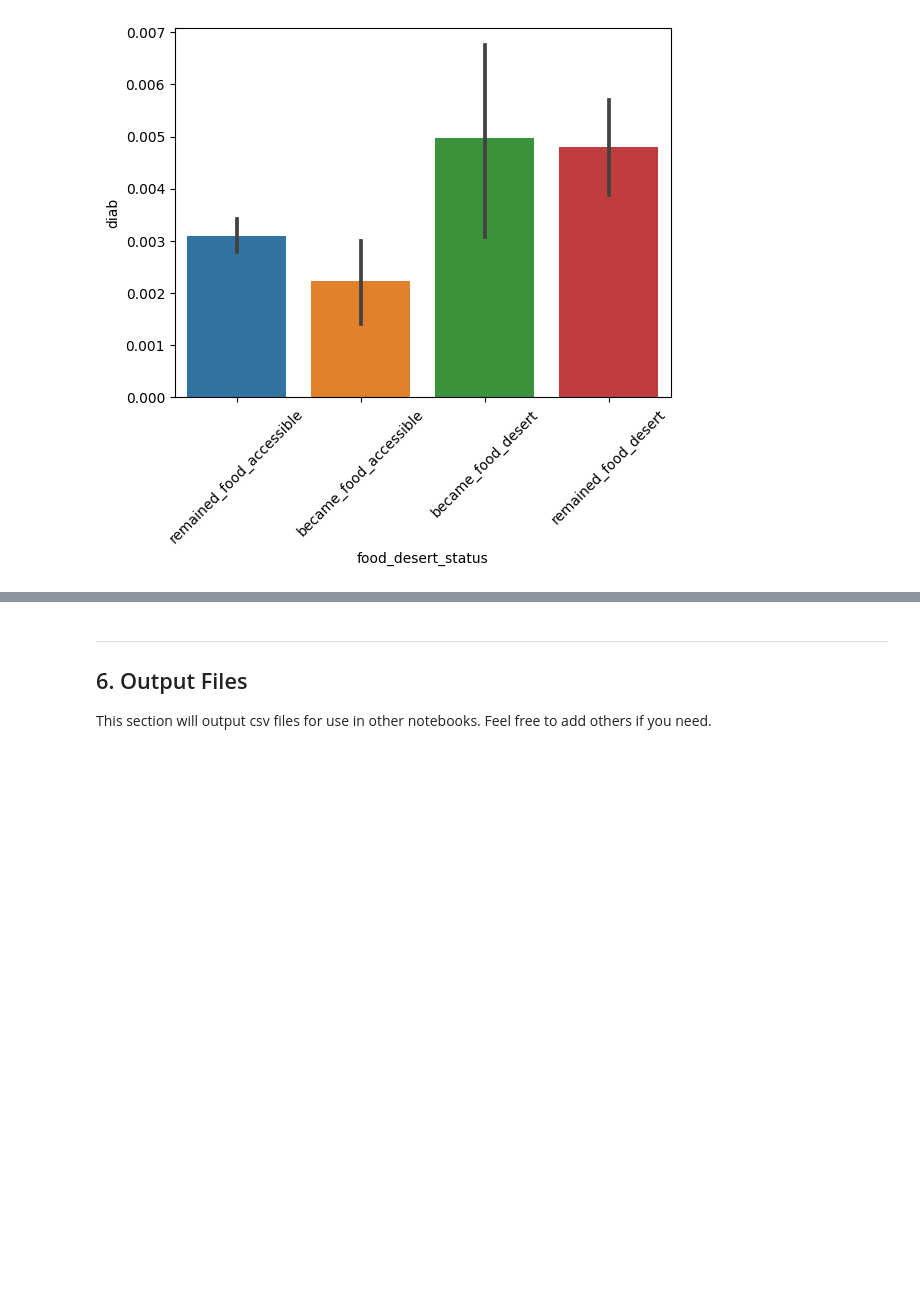
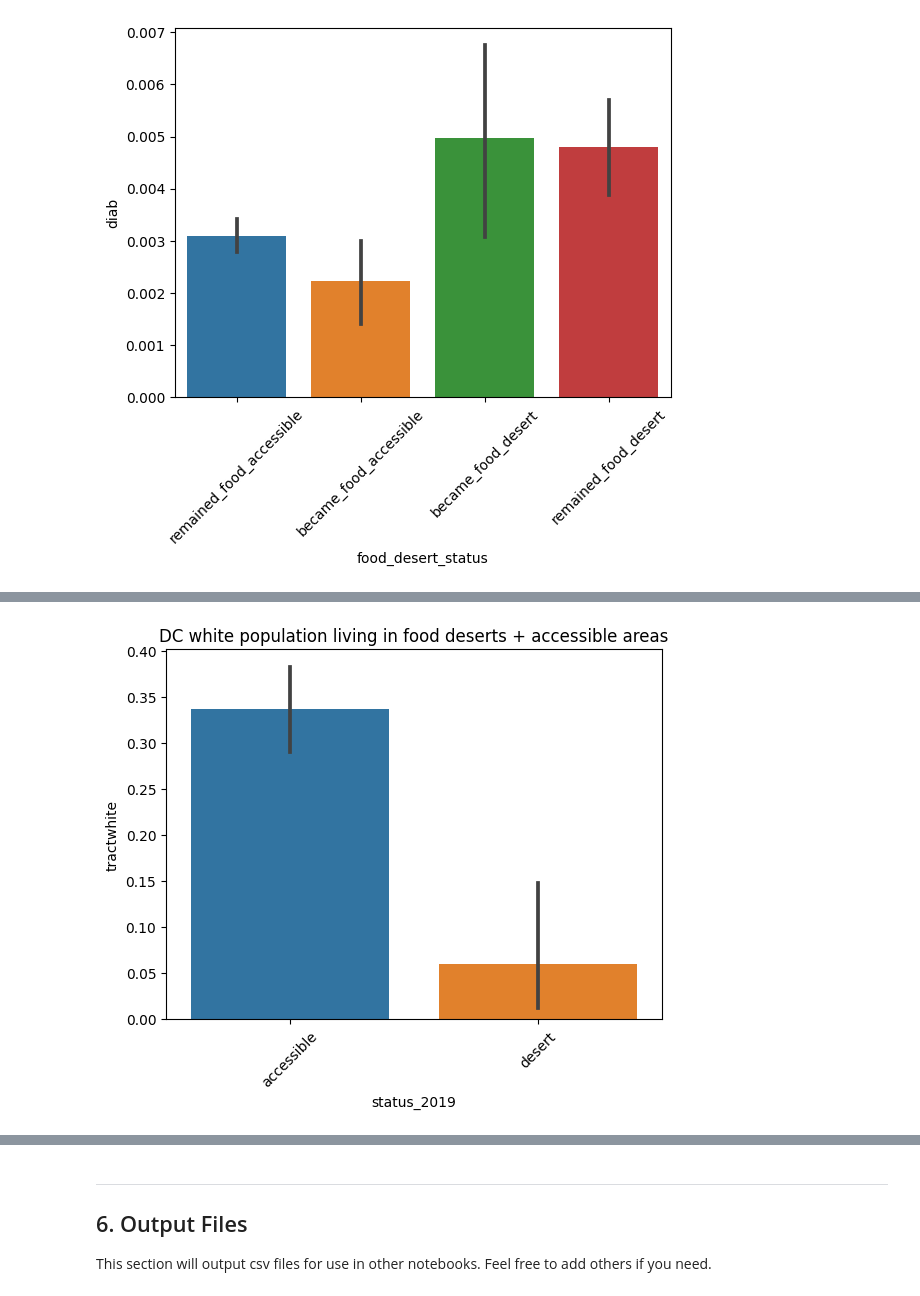
Before and after one commit to derryzrli/food-insecurity-analysis, a Jupyter notebook: code/01_cleaning.ipynb, the cells around one changed output, grey strips where cells are left out. Saved outputs shown, nothing was run; the diff lists cells and outputs as text; code cells hidden in the pictures; blank space fills up the shorter version.

```diff
--- a/code/01_cleaning.ipynb
+++ b/code/01_cleaning.ipynb
@@ -620,0 +643,6 @@ plt.xticks(rotation=45)
+# %%
+sns.barplot(x=df_small['status_2019'], y=df_small['tractwhite'], )
+plt.xticks(rotation=45)
+plt.title("DC white population living in food deserts + accessible areas");
+# %% [output]
+[figure, new version]
```
Also changed, not shown: parts of 17 cells of this notebook.
